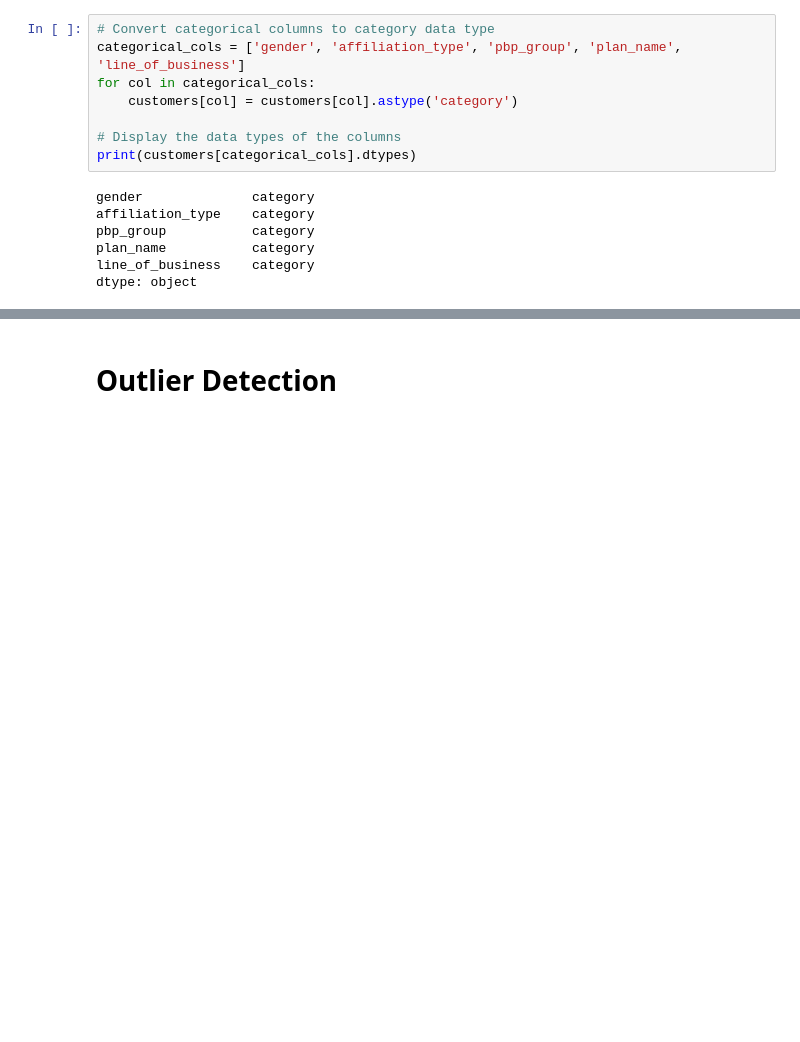
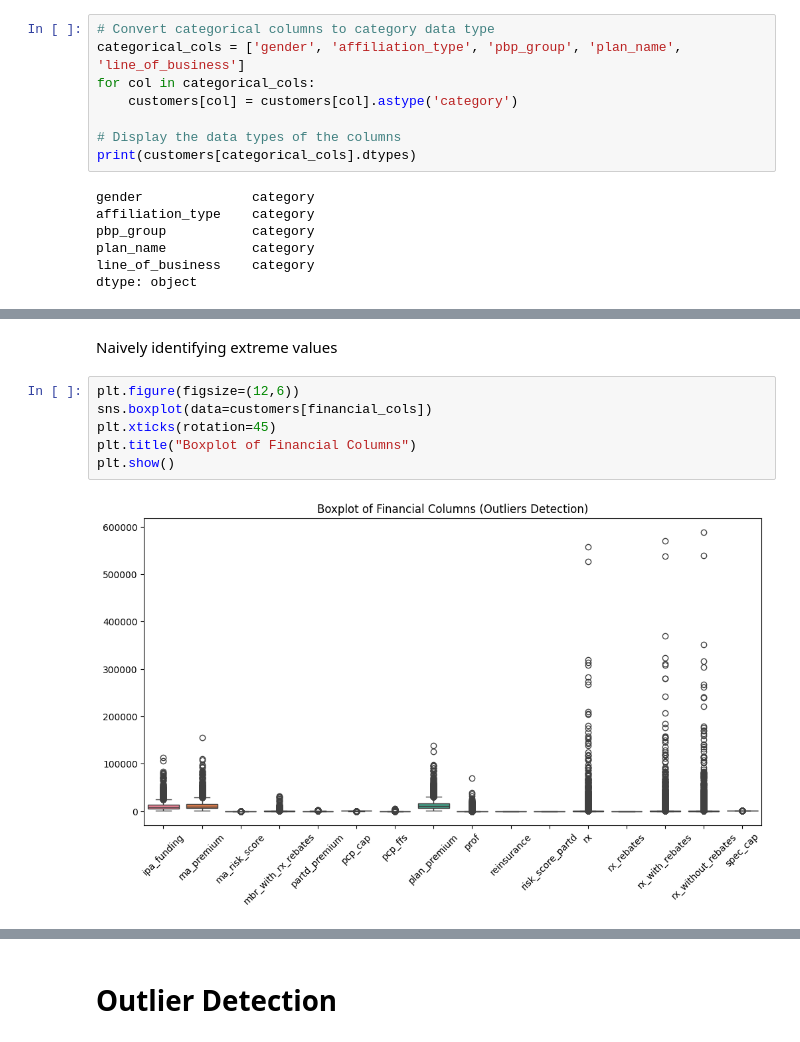
Before and after one commit to lizbethkr/Outlier-Detection, a Jupyter notebook: notebooks/outlier_detection.ipynb, the cells around one changed output, grey strips where cells are left out. Cells and saved outputs as stored; diff of their text form; blank space fills up the shorter version.

```diff
--- a/notebooks/outlier_detection.ipynb
+++ b/notebooks/outlier_detection.ipynb
@@ -213,0 +239,10 @@ dtype: object
+# %% [markdown]
+Naively identifying extreme values
+# %%
+plt.figure(figsize=(12,6))
+sns.boxplot(data=customers[financial_cols])
+plt.xticks(rotation=45)
+plt.title("Boxplot of Financial Columns")
+plt.show()
+# %% [output]
+[figure, added]
```
Also changed, not shown: parts of 10 cells of this notebook.
